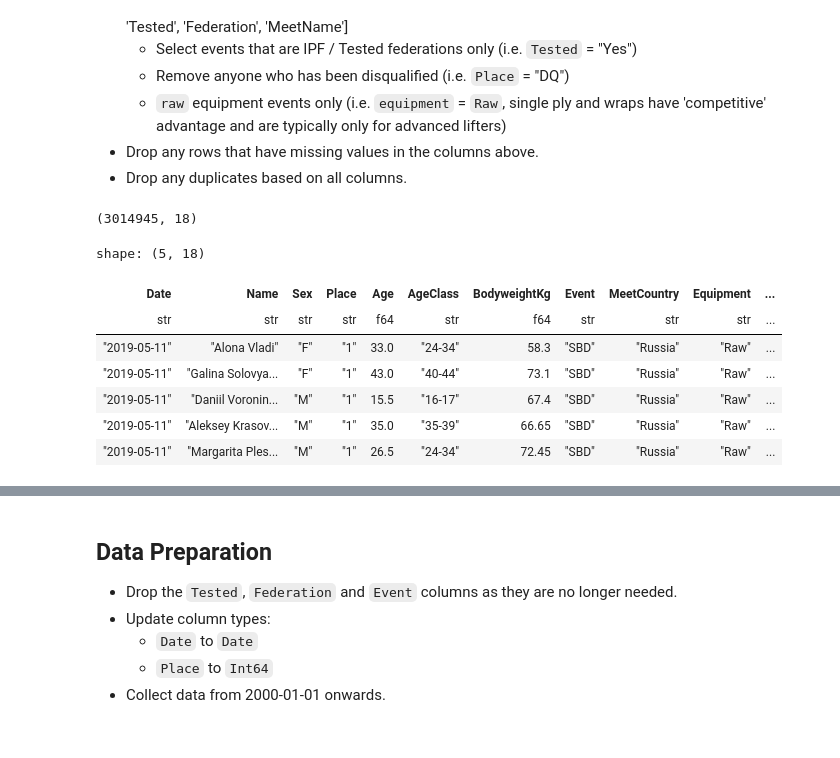
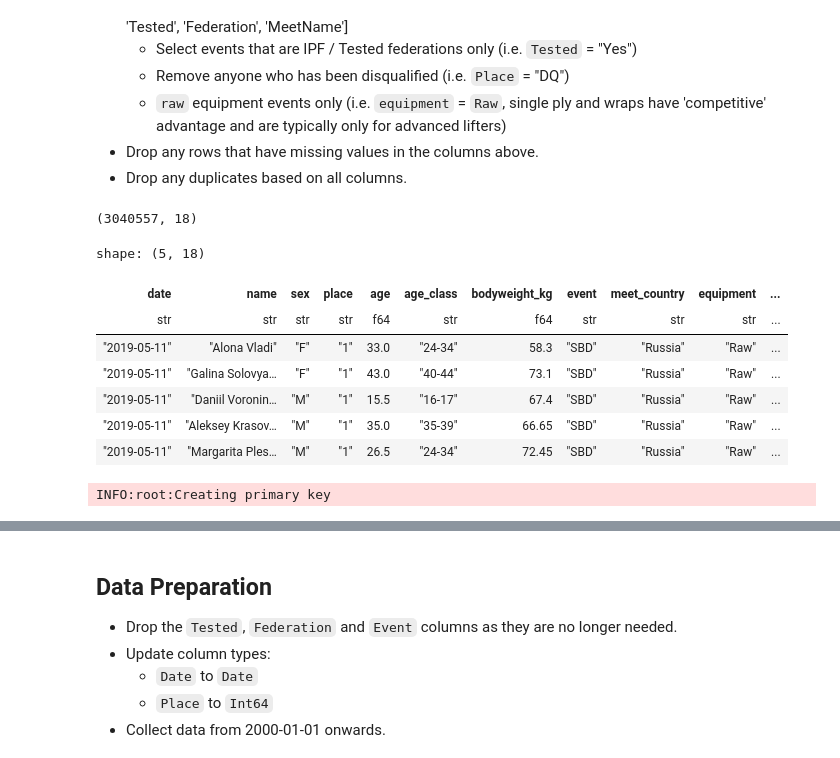
Before and after one commit to namtonthat/powerlifting-ml-progress, a Jupyter notebook: notebooks/etl-polars.ipynb, the cells around one changed output, grey strips where cells are left out. Cells and saved outputs as stored; diff of their text form; code cells hidden in the pictures.

```diff
--- a/notebooks/etl-polars.ipynb
+++ b/notebooks/etl-polars.ipynb
@@ -14,7 +14,7 @@ from steps import conf
 # %% [markdown]
 ### Loading Data
 # %%
-s3_file_path = f"https://{conf.bucket_name}.s3.ap-southeast-2.amazonaws.com/{conf.parquet_file}"
+s3_file_path = f"https://{conf.bucket_name}.s3.ap-southeast-2.amazonaws.com/landing/{conf.parquet_file}"
 
 df = pl.read_parquet(s3_file_path)
 df.head(5)
@@ -49,16 +49,69 @@ display(Markdown(cleansing_data_md))
 - Drop any rows that have missing values in the columns above.
 - Drop any duplicates based on all columns.
 # %%
-base_df = df.select(conf.op_cols)
+selected_cols = [conf.camel_to_snake(col) for col in conf.op_cols]
+base_df = df.select(selected_cols)
 print(base_df.shape)
 base_df.head(5)
 # %% [output]
-(3014945, 18)
+(3040557, 18)
 shape: (5, 18)
-| Date | Name | Sex | Place | Age | AgeClass | BodyweightKg | Event | MeetCountry | Equipment | ... |
+| date | name | sex | place | age | age_class | bodyweight_kg | event | meet_country | equipment | ... |
 | str | str | str | str | f64 | str | f64 | str | str | str | ... |
 | "2019-05-11" | "Alona Vladi" | "F" | "1" | 33.0 | "24-34" | 58.3 | "SBD" | "Russia" | "Raw" | ... |
-| "2019-05-11" | "Galina Solovya... | "F" | "1" | 43.0 | "40-44" | 73.1 | "SBD" | "Russia" | "Raw" | ... |
-| "2019-05-11" | "Daniil Voronin... | "M" | "1" | 15.5 | "16-17" | 67.4 | "SBD" | "Russia" | "Raw" | ... |
-| "2019-05-11" | "Aleksey Krasov... | "M" | "1" | 35.0 | "35-39" | 66.65 | "SBD" | "Russia" | "Raw" | ... |
-| "2019-05-11" | "Margarita Ples... | "M" | "1" | 26.5 | "24-34" | 72.45 | "SBD" | "Russia" | "Raw" | ... |
+| "2019-05-11" | "Galina Solovya… | "F" | "1" | 43.0 | "40-44" | 73.1 | "SBD" | "Russia" | "Raw" | ... |
+| "2019-05-11" | "Daniil Voronin… | "M" | "1" | 15.5 | "16-17" | 67.4 | "SBD" | "Russia" | "Raw" | ... |
+| "2019-05-11" | "Aleksey Krasov… | "M" | "1" | 35.0 | "35-39" | 66.65 | "SBD" | "Russia" | "Raw" | ... |
+| "2019-05-11" | "Margarita Ples… | "M" | "1" | 26.5 | "24-34" | 72.45 | "SBD" | "Russia" | "Raw" | ... |
+# %%
+import logging
+
+
+logging.basicConfig(level=logging.INFO)
+
+# Filter out rows where the place is not numeric
+filtered_df = (
+    base_df.filter(
+        pl.col("place").apply(lambda x: x.isnumeric(), return_dtype=pl.Boolean)
+    )
+    .drop_nulls()
+    .unique()
+    .sort("date", descending=True)
+)
+
+# Perform type casting in place
+filtered_with_type_df = filtered_df.with_columns(
+    pl.col("date").str.strptime(pl.Date, "%Y-%m-%d").alias("date"),
+    pl.col("place").cast(pl.Int64).alias("place"),
+)
+
+# Create a year of birth to identify lifters
+year_of_birth_df = filtered_with_type_df.with_columns(
+    (pl.col("date").dt.strftime("%Y").cast(pl.Int32) - pl.col("age").cast(pl.Int32))
+    .cast(pl.Utf8)
+    .alias("year_of_birth")
+)
+
+# Primary key column is snake case of name plus year of birth
+# Deduplicate on primary key, date, and meet name
+logging.info("Creating primary key")
+primary_key_df = year_of_birth_df.with_columns(
+    pl.concat_str(
+        [
+            pl.col("name").str.to_lowercase().str.replace(" ", "-"),
+            pl.col("sex"),
+            pl.col("year_of_birth"),
+        ],
+        separator="-",
+    )
+    .alias("primary_key"))
+
+# Find the first country that the powerlifter competed in and assume that is their country of origin
+lifter_country_df = primary_key_df.groupby(["primary_key"]).agg(
+    pl.first("meet_country").alias("origin_country")
+)
+
+# Add the origin country to the primary key dataframe
+raw_df = primary_key_df.join(lifter_country_df, on=["primary_key"])
+# %% [output]
+INFO:root:Creating primary key
```
Also changed, not shown: parts of 35 cells of this notebook, 12 other files.
